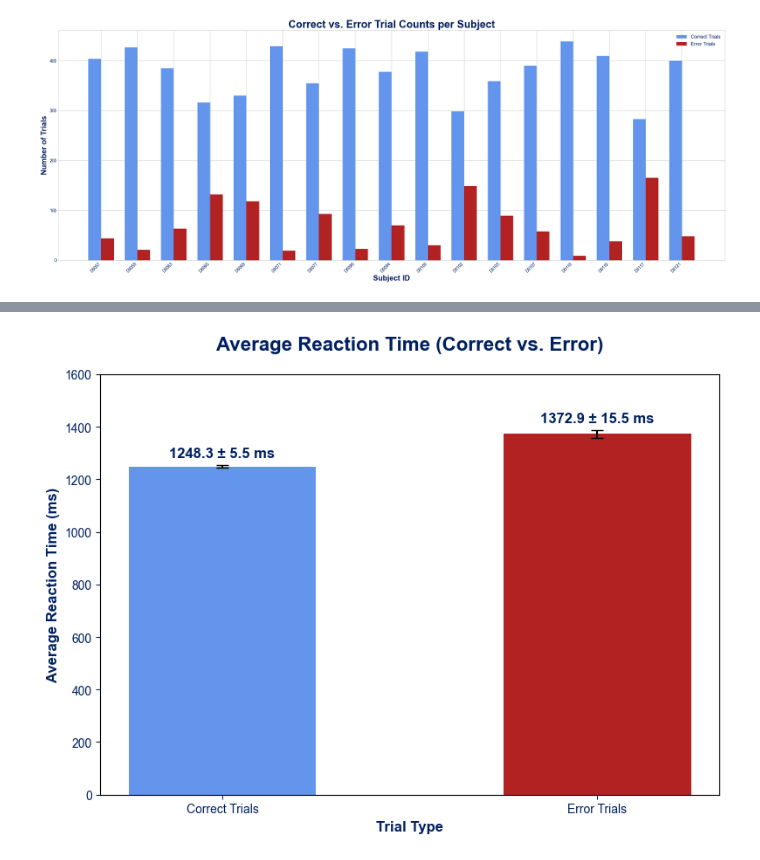
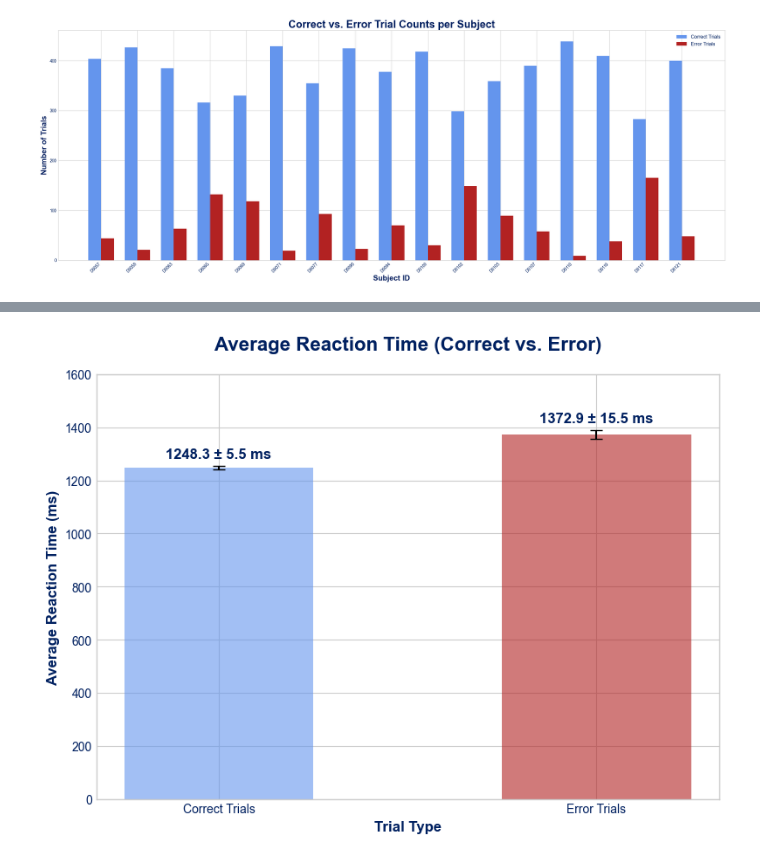
Before and after one commit to coganlab/GlobalLocal, a Jupyter notebook: send_erin_this_to_count_error_trials.ipynb, the cells around one changed output, grey strips where cells are left out. Cells and saved outputs as stored; diff of their text form; code cells hidden in the pictures.

```diff
--- a/send_erin_this_to_count_error_trials.ipynb
+++ b/send_erin_this_to_count_error_trials.ipynb
@@ -130,33 +189,33 @@ plt.style.use('seaborn-v0_8-whitegrid')
 categories = ['Correct Trials', 'Error Trials']
 values = [avg_rt_correct, avg_rt_error]
 errors = [sem_rt_correct, sem_rt_error]
 colors = ['cornflowerblue', 'firebrick']
 
 # Plot the bars with error bars
-ax.bar(categories, values, yerr=errors, color=colors, width=0.5,
+ax.bar(categories, values, yerr=errors, alpha=0.6, color=colors, width=0.5,
        capsize=5, ecolor='black')
 
 # Add text labels on top of each bar
 for i, (value, error) in enumerate(zip(values, errors)):
     # Set the y position of the text to be slightly above the error bar
     text_y = value + error + 20 # Increased offset for ms scale
     # Updated text format to include ± SEM and one decimal place
     ax.text(i, text_y, f'{value:.1f} ± {error:.1f} ms', ha='center', va='bottom', fontsize=12, fontweight='bold', color=text_color)
 
 # Set labels and title
 ax.set_ylabel('Average Reaction Time (ms)', fontweight='bold', fontsize=12, color=text_color)
 ax.set_xlabel("Trial Type", fontweight='bold', fontsize=12, color=text_color)
 ax.set_title('Average Reaction Time (Correct vs. Error)', fontweight='bold', fontsize=16, pad=20, color=text_color)
 
 ax.tick_params(axis='x', colors=text_color)
 ax.tick_params(axis='y', colors=text_color)
 
 # --- Set the y-axis to end exactly at 1600 ---
 ax.set_ylim(0, 1600)
 
 # Final adjustments and display
 plt.tight_layout()
 plt.show()
 # %% [output]
-[figure, old version]
+[figure, new version]
 # %%
```
Also changed, not shown: parts of 2 cells of this notebook.
